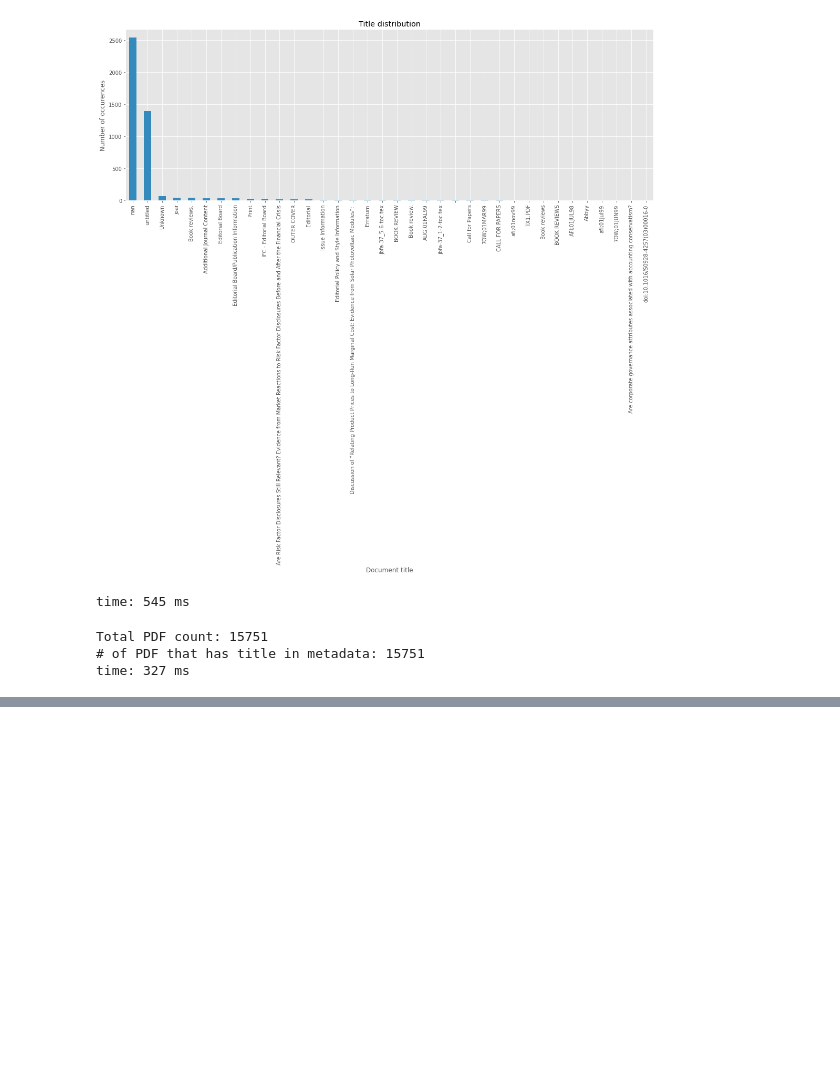
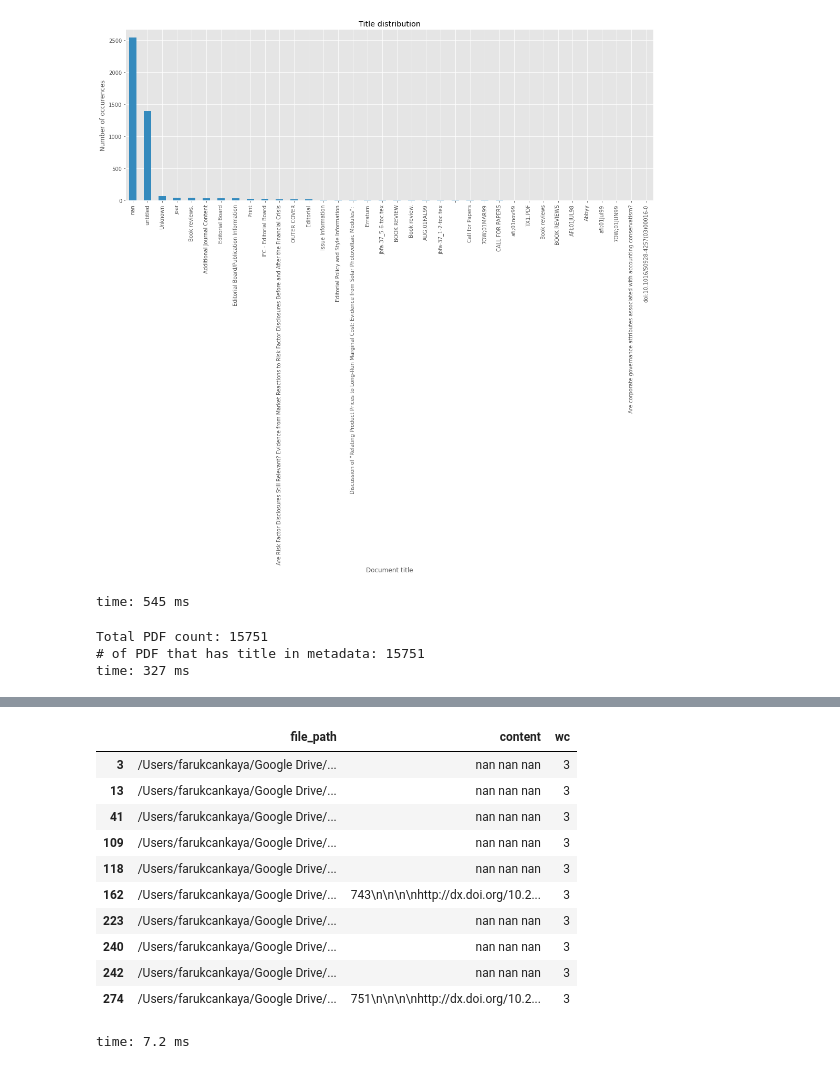
Before and after one commit to TUM-IDP-WS-20/nlp-examples, a Jupyter notebook: Dataset_Analyser.ipynb, the cells around one changed output, grey strips where cells are left out. Drawn from its saved outputs; the diff is of its cells as text; code cells hidden in the pictures; blank space fills up the shorter version.

```diff
--- a/Dataset_Analyser.ipynb
+++ b/Dataset_Analyser.ipynb
@@ -258,0 +291,15 @@ time: 327 ms
+# %%
+papers_has_10_words.head(10)
+# %% [output]
+|  | file_path | content | wc |
+| 3 | /Users/farukcankaya/Google Drive/... | nan nan nan | 3 |
+| 13 | /Users/farukcankaya/Google Drive/... | nan nan nan | 3 |
+| 41 | /Users/farukcankaya/Google Drive/... | nan nan nan | 3 |
+| 109 | /Users/farukcankaya/Google Drive/... | nan nan nan | 3 |
+| 118 | /Users/farukcankaya/Google Drive/... | nan nan nan | 3 |
+| 162 | /Users/farukcankaya/Google Drive/... | 743\n\n\n\nhttp://dx.doi.org/10.2... | 3 |
+| 223 | /Users/farukcankaya/Google Drive/... | nan nan nan | 3 |
+| 240 | /Users/farukcankaya/Google Drive/... | nan nan nan | 3 |
+| 242 | /Users/farukcankaya/Google Drive/... | nan nan nan | 3 |
+| 274 | /Users/farukcankaya/Google Drive/... | 751\n\n\n\nhttp://dx.doi.org/10.2... | 3 |
+time: 7.2 ms
```
Also changed, not shown: parts of 7 cells of this notebook.
